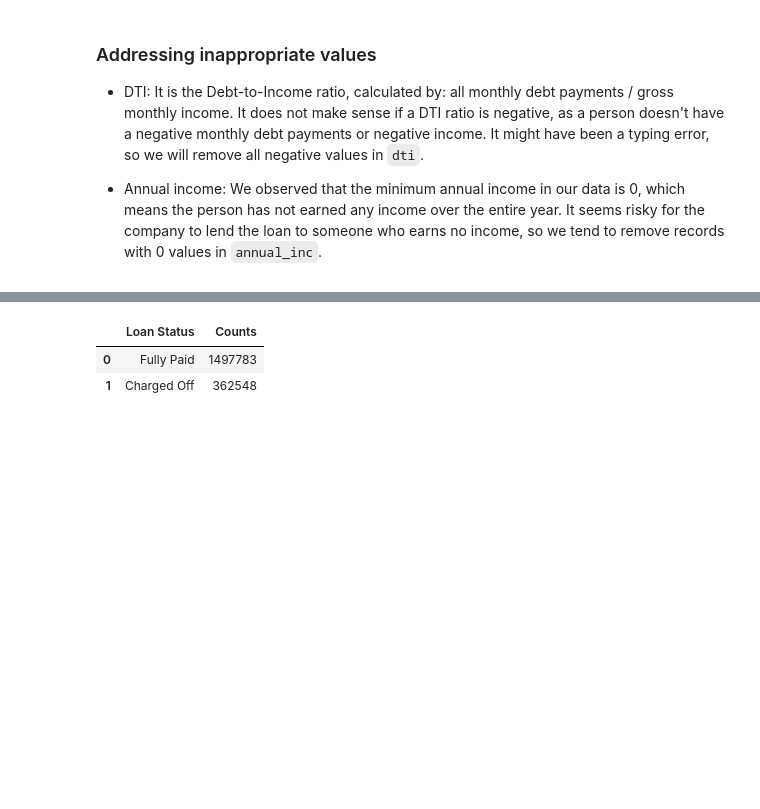
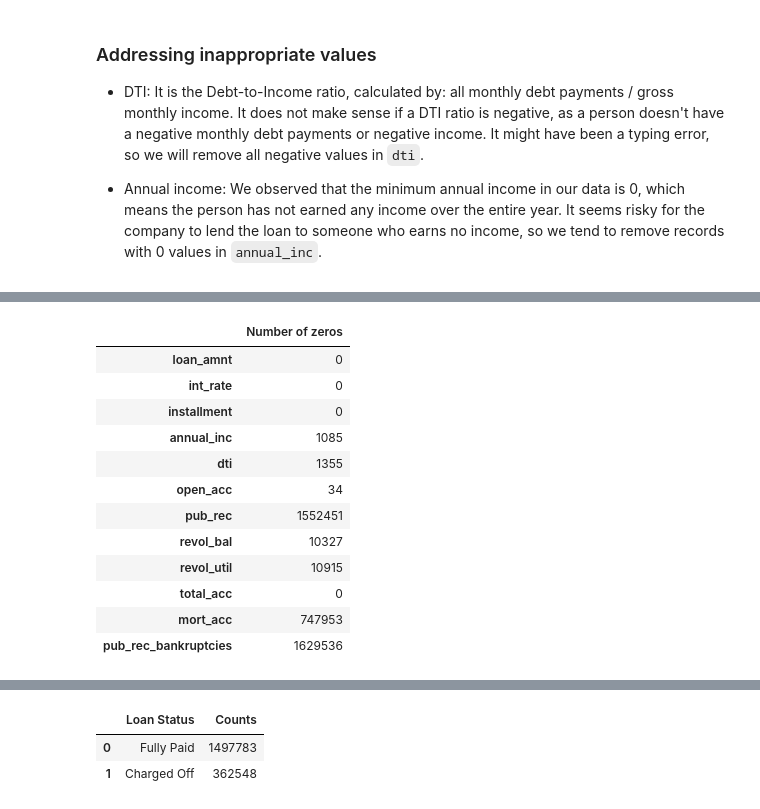
Before and after one commit to noahnguyen2004/Loan-Default-Prediction, a Jupyter notebook: loan_lending.ipynb, the cells around one changed output, grey strips where cells are left out. Saved outputs shown, nothing was run; the diff lists cells and outputs as text; code cells hidden in the pictures; blank space fills up the shorter version.

```diff
--- a/loan_lending.ipynb
+++ b/loan_lending.ipynb
@@ -411,15 +551,34 @@ df = df.drop(df[df['dti'] < 0].index)                     # remove all records w
 # %%
-def count_invalid_values(data):
+def count_zero_values(data):
   '''
-    Count the number of invalid values (0 or negative)
-    in each feature column to our feature scaling methods
+    Count the number of zero values in each feature
   '''
   counts = []
-  invalid_data = {}
+  zero_data = {}
   for i in data.columns:
-    total = (data[i] <= 0).sum()
-    invalid_data[i] = total
-  return invalid_data
+    if data[i].dtype == float:
+      total = (data[i] == 0).sum()
+      zero_data[i] = [total]
+  zero_df = pd.DataFrame(zero_data).T
+  zero_df = zero_df.rename(columns={0: "Number of zeros"})
+  return zero_df
+# %%
+zero_numerical_df = count_zero_values(df)
+zero_numerical_df
+# %% [output]
+|  | Number of zeros |
+| loan_amnt | 0 |
+| int_rate | 0 |
+| installment | 0 |
+| annual_inc | 1085 |
+| dti | 1355 |
+| open_acc | 34 |
+| pub_rec | 1552451 |
+| revol_bal | 10327 |
+| revol_util | 10915 |
+| total_acc | 0 |
+| mort_acc | 747953 |
+| pub_rec_bankruptcies | 1629536 |
 # %%
 def normalize_features(data):
   '''
```
Also changed, not shown: parts of 16 cells of this notebook.
